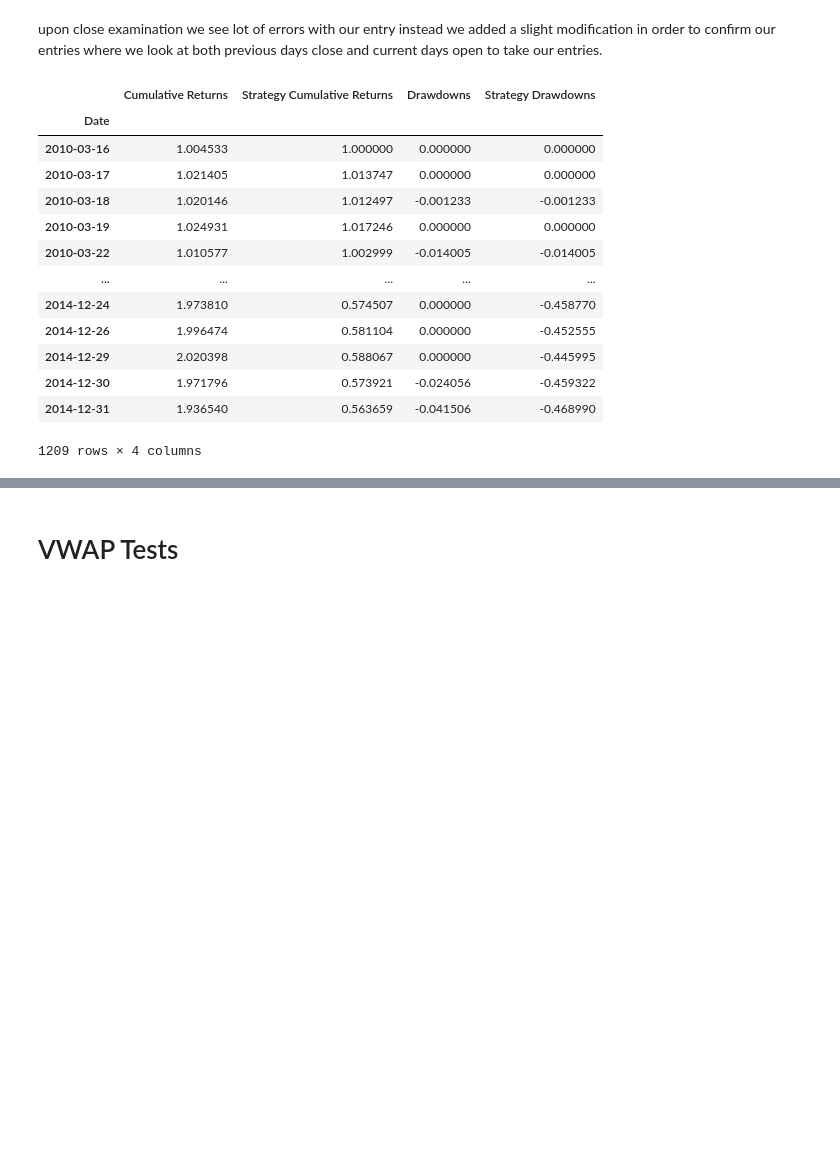
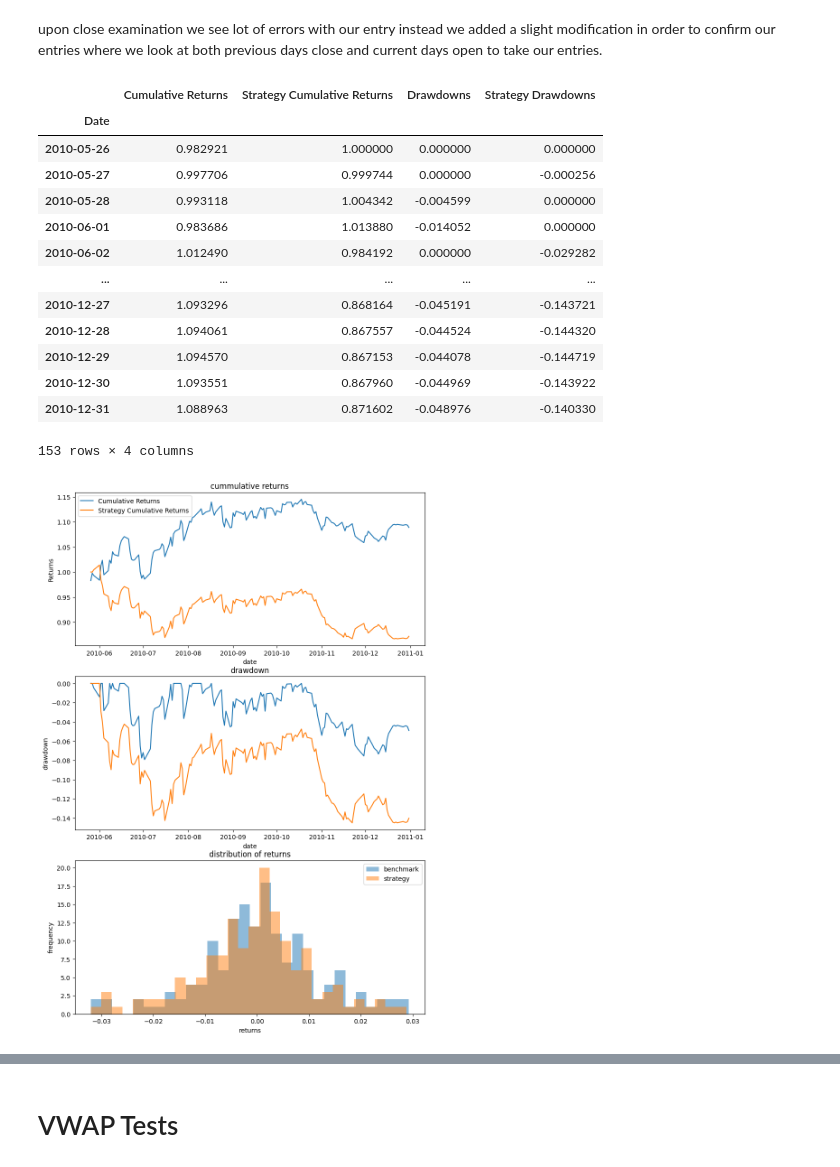
Before and after one commit to SamanvayMS/FIN-554-Algo-trading-finalproject, a Jupyter notebook: VWAP_hypothesis_tests.ipynb, the cells around one changed output, grey strips where cells are left out. Saved outputs shown, nothing was run; the diff lists cells and outputs as text; code cells hidden in the pictures; blank space fills up the shorter version.

```diff
--- a/VWAP_hypothesis_tests.ipynb
+++ b/VWAP_hypothesis_tests.ipynb
@@ -110,15 +114,16 @@ H0 :- null hypothesis assumes no significant relationship between opening price
 
 H1 :- significant relationship with the previous VWAP value bullish when above VWAP and bearish when below VWAP
 # %%
-def chi_2(Symbol,lookback,start,end):
+def chi_2(Symbol,lookback,start,end,print_results=False):
   df = data_prep_VWAP(Symbol,lookback,start=start,end=end)
   observed=pd.crosstab(df['direction'],df['signal'])
   result = chi2_contingency(observed)
-  print(f"p value for {Symbol} is {result[1]}")
-  if result[1]>0.01:
-    print("null hypothesis cannot be rejected")
-  else:
-    print("null hypothesis is rejected")
+  if print_results:
+    print(f"p value for {Symbol} is {result[1]}")
+    if result[1]>0.01:
+      print("null hypothesis cannot be rejected")
+    else:
+      print("null hypothesis is rejected")
   return result[1]
 # %%
 chi_2_hypothesis_rejected=dict.fromkeys(sectors)
@@ -390,7 +402,7 @@ data_prep_VWAP2('AAPL',22,start,end)
 Trade Entry :- we wait for close to cross above VWAP and then enter at next days Open
 Exit :- Once the Close is  below the VWAP we exit the position and take a short on the next days open (Ignoring Slippage)
 # %%
-def VWAP_crossover(symbol,lookback,start,end):
+def VWAP_crossover(symbol,lookback,start,end,print_trades=False):
   df = data_prep_VWAP2(symbol,lookback,start,end) # prepares the dataset
   df['strat_returns']=np.zeros(len(df)) # initialise the strategy column
   long_trade=False # sets long and short trade indicator to false
@@ -398,19 +410,23 @@ def VWAP_crossover(symbol,lookback,start,end):
   for date in df.index:
     if long_trade:
       if just_entered:
-        #print('entered long trade',df.loc[date]["day's return"])
+        if print_trades:
+          print('entered long trade',df.loc[date,"day's return"])
         df.loc[date,'strat_returns'] = df.loc[date,"day's return"]
         just_entered=False
       else:
-        #print('in long trade',df.loc[date]['returns'])
+        if print_trades:
+          print('in long trade',df.loc[date,'returns'])
         df.loc[date,'strat_returns'] = df.loc[date,'returns']
     elif short_trade:
       if just_entered:
-        #print('entered short trade',-df.loc[date]["day's return"])
+        if print_trades:
+          print('entered short trade',-df.loc[date,"day's return"])
         df.loc[date,'strat_returns'] = -df.loc[date,"day's return"]
         just_entered=False
       else:
-        #print('in short trade',-df.loc[date]['returns'])
+        if print_trades:
+          print('in short trade',-df.loc[date,'returns'])
         df.loc[date,'strat_returns'] = -df.loc[date,'returns']
     else:
       df.loc[date,'strat_returns'] = 0
@@ -426,7 +442,7 @@ def VWAP_crossover(symbol,lookback,start,end):
       short_trade=True
   return df
 # %%
-ret=VWAP_crossover('D',50,start,end)
+ret=VWAP_crossover('D',100,start='2010-01-01',end='2011-01-01')
 ret
 # %% [output]
 [*********************100%***********************]  1 of 1 completed
@@ -509,38 +525,41 @@ def statistics(df,get_plots=False):
     axs[0].set_title('cummulative returns')
     axs[0].set_ylabel('Returns')
     axs[0].set_xlabel('date')
+    axs[0].legend()
     axs[1].plot(results.iloc[:,2:],label=results.columns[2:])
     axs[1].set_title('drawdown')
     axs[1].set_ylabel('drawdown')
     axs[1].set_xlabel('date')
+    axs[0].legend()
     axs[2].hist(df.returns,alpha=0.5,bins=30,label='benchmark')
     axs[2].hist(df.strat_returns,alpha=0.5,bins=30,label='strategy')
     axs[2].set_title('distribution of returns')
     axs[2].set_xlabel('returns')
     axs[2].set_ylabel('frequency')
-    fig.legend()
+    axs[2].legend()
     fig.show()
     return results
   else:
-    print('invalid datatype')
+    print('invalid Datatype')
     return None
 # %%
-statistics(ret)
+statistics(ret,True)
 # %% [output]
 |  | Cumulative Returns | Strategy Cumulative Returns | Drawdowns | Strategy Drawdowns |
 | Date |  |  |  |  |
-| 2010-03-16 | 1.004533 | 1.000000 | 0.000000 | 0.000000 |
-| 2010-03-17 | 1.021405 | 1.013747 | 0.000000 | 0.000000 |
-| 2010-03-18 | 1.020146 | 1.012497 | -0.001233 | -0.001233 |
-| 2010-03-19 | 1.024931 | 1.017246 | 0.000000 | 0.000000 |
-| 2010-03-22 | 1.010577 | 1.002999 | -0.014005 | -0.014005 |
+| 2010-05-26 | 0.982921 | 1.000000 | 0.000000 | 0.000000 |
+| 2010-05-27 | 0.997706 | 0.999744 | 0.000000 | -0.000256 |
+| 2010-05-28 | 0.993118 | 1.004342 | -0.004599 | 0.000000 |
+| 2010-06-01 | 0.983686 | 1.013880 | -0.014052 | 0.000000 |
+| 2010-06-02 | 1.012490 | 0.984192 | 0.000000 | -0.029282 |
 | ... | ... | ... | ... | ... |
-| 2014-12-24 | 1.973810 | 0.574507 | 0.000000 | -0.458770 |
-| 2014-12-26 | 1.996474 | 0.581104 | 0.000000 | -0.452555 |
-| 2014-12-29 | 2.020398 | 0.588067 | 0.000000 | -0.445995 |
-| 2014-12-30 | 1.971796 | 0.573921 | -0.024056 | -0.459322 |
-| 2014-12-31 | 1.936540 | 0.563659 | -0.041506 | -0.468990 |
+| 2010-12-27 | 1.093296 | 0.868164 | -0.045191 | -0.143721 |
+| 2010-12-28 | 1.094061 | 0.867557 | -0.044524 | -0.144320 |
+| 2010-12-29 | 1.094570 | 0.867153 | -0.044078 | -0.144719 |
+| 2010-12-30 | 1.093551 | 0.867960 | -0.044969 | -0.143922 |
+| 2010-12-31 | 1.088963 | 0.871602 | -0.048976 | -0.140330 |
-1209 rows × 4 columns
+153 rows × 4 columns
+[figure, added]
 # %%
 # strategy hypothesis tests
 # %%
```
Also changed, not shown: parts of 21 cells of this notebook.
